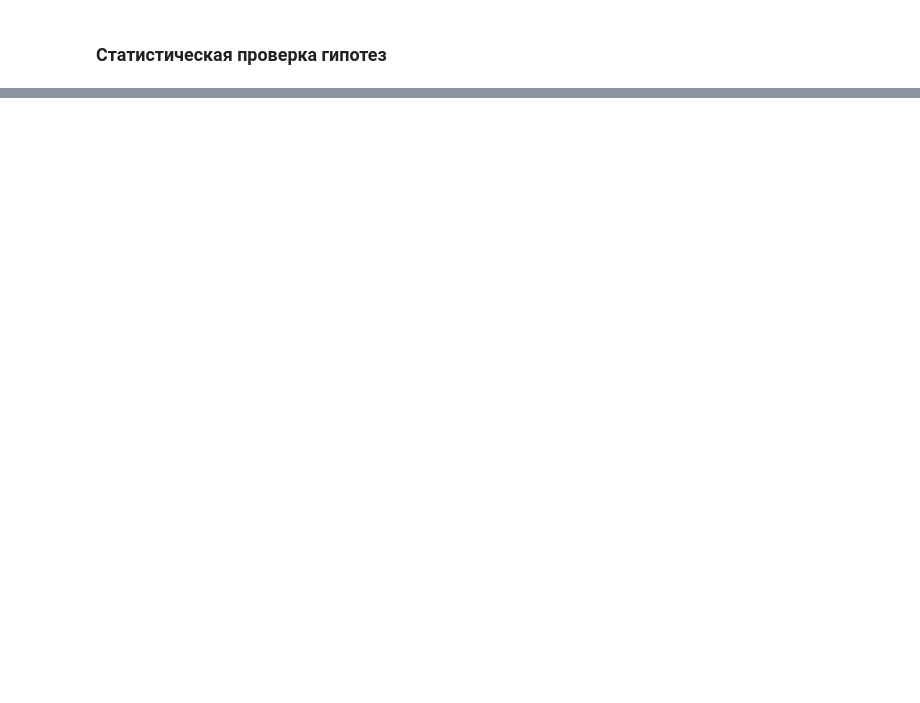
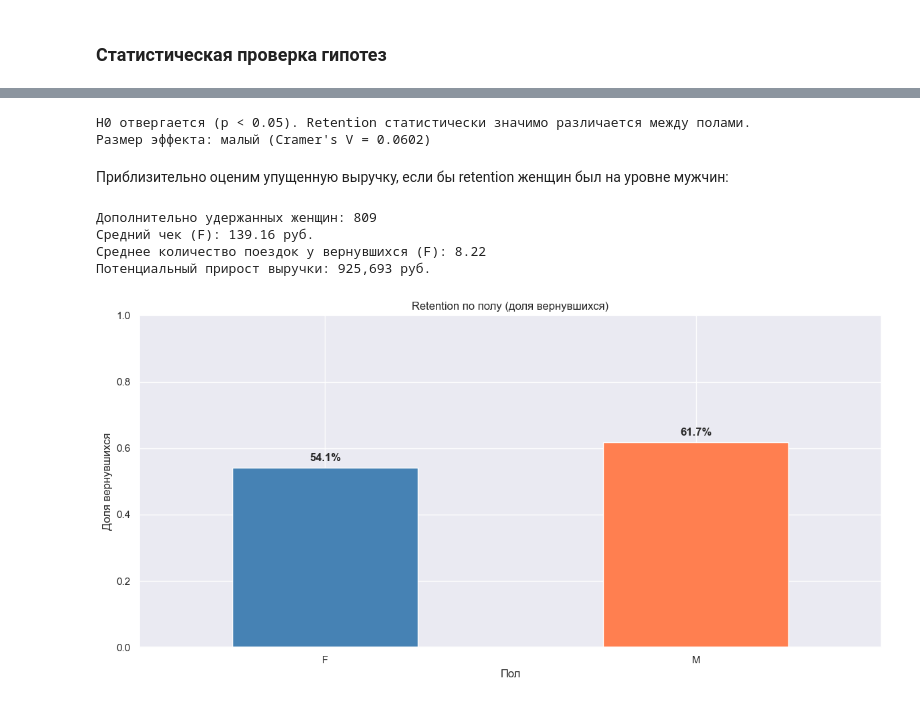
Before and after one commit to george-gh5/kicksharing-analysis, a Jupyter notebook: notebooks/4_metrics_and_hypotheses.ipynb, the cells around one changed output, grey strips where cells are left out. Drawn from its saved outputs; the diff is of its cells as text; code cells hidden in the pictures; blank space fills up the shorter version.

```diff
--- a/notebooks/4_metrics_and_hypotheses.ipynb
+++ b/notebooks/4_metrics_and_hypotheses.ipynb
@@ -496,0 +328,18 @@ else:
+# %%
+# подготовка данных
+df_h3 = df[df['gender_cd'].isin(['M', 'F'])].copy()
+df_h3['gender_cd'] = df_h3['gender_cd'].cat.remove_unused_categories()
+
+user_rides_h3 = df_h3.groupby('party_rk')['order_rk'].count().reset_index()
+user_rides_h3.rename(columns={'order_rk': 'rides_count'}, inplace=True)
+
+# метка retention: 1 = вернулся (2+ поездки), 0 = не вернулся
+user_rides_h3['is_returned'] = (user_rides_h3['rides_count'] >= 2).astype(int)
+
+user_gender = df_h3[['party_rk', 'gender_cd']].drop_duplicates()
+df_chi = user_rides_h3.merge(user_gender, on='party_rk', how='left')
+
+contingency = pd.crosstab(df_chi['gender_cd'], df_chi['is_returned'])
+contingency.columns = ['Не вернулся', 'Вернулся']
+contingency.index.name = 'Пол'
+contingency
@@ -496,0 +351,12 @@ else:
+# %%
+# доли retention по полу
+retention_rates = contingency.div(contingency.sum(axis=1), axis=0)
+
+p_m = retention_rates.loc['M', 'Вернулся']
+p_f = retention_rates.loc['F', 'Вернулся']
+n_m = contingency.loc['M'].sum()
+n_f = contingency.loc['F'].sum()
+
+print(f"Retention M: {p_m:.2%} (n = {n_m:,})")
+print(f"Retention F: {p_f:.2%} (n = {n_f:,})")
+print(f"Разница: {p_m - p_f:.2%}")
@@ -496,0 +394,47 @@ else:
+# %%
+if p_val_h3 < ALPHA:
+    print(f"H0 отвергается (p < {ALPHA}). Retention статистически значимо различается между полами.")
+    print(f"Размер эффекта: {'малый' if v_h3 < 0.1 else 'средний' if v_h3 < 0.3 else 'большой'} (Cramer's V = {v_h3:.4f})")
+else:
+    print(f"H0 не отвергается (p >= {ALPHA}). Различие в retention не является статистически значимым.")
+# %% [output]
+H0 отвергается (p < 0.05). Retention статистически значимо различается между полами.
+Размер эффекта: малый (Cramer's V = 0.0602)
+# %% [markdown]
+Приблизительно оценим упущенную выручку, если бы retention женщин был на уровне мужчин:
+# %%
+additional_retained = n_f * (p_m - p_f)
+
+# средняя выручка с вернувшейся женщины
+returned_female_rides = df_h3[df_h3['gender_cd'] == 'F'].groupby('party_rk')['order_rk'].count()
+avg_rides_returned_f = returned_female_rides[returned_female_rides >= 2].mean()
+avg_check_f = df_h3[df_h3['gender_cd'] == 'F']['nominal_price_rub_amt'].mean()
+
+estimated_revenue_gain = additional_retained * avg_rides_returned_f * avg_check_f
+
+print(f"Дополнительно удержанных женщин: {additional_retained:.0f}")
+print(f"Средний чек (F): {avg_check_f:.2f} руб.")
+print(f"Среднее количество поездок у вернувшихся (F): {avg_rides_returned_f:.2f}")
+print(f"Потенциальный прирост выручки: {estimated_revenue_gain:,.0f} руб.")
+# %% [output]
+Дополнительно удержанных женщин: 809
+Средний чек (F): 139.16 руб.
+Среднее количество поездок у вернувшихся (F): 8.22
+Потенциальный прирост выручки: 925,693 руб.
+# %%
+# визуализация
+plt.figure(figsize=(12, 6))
+
+retention_rates['Вернулся'].plot(kind='bar', color=['steelblue', 'coral'])
+plt.title('Retention по полу (доля вернувшихся)')
+plt.xlabel('Пол')
+plt.ylabel('Доля вернувшихся')
+plt.ylim(0, 1)
+for i, v in enumerate(retention_rates['Вернулся']):
+    plt.text(i, v + 0.02, f'{v:.1%}', ha='center', fontweight='bold')
+plt.tick_params(axis='x', rotation=0)
+
+plt.tight_layout()
+plt.show()
+# %% [output]
+[figure, added]
```
Also changed, not shown: parts of 125 cells of this notebook.
